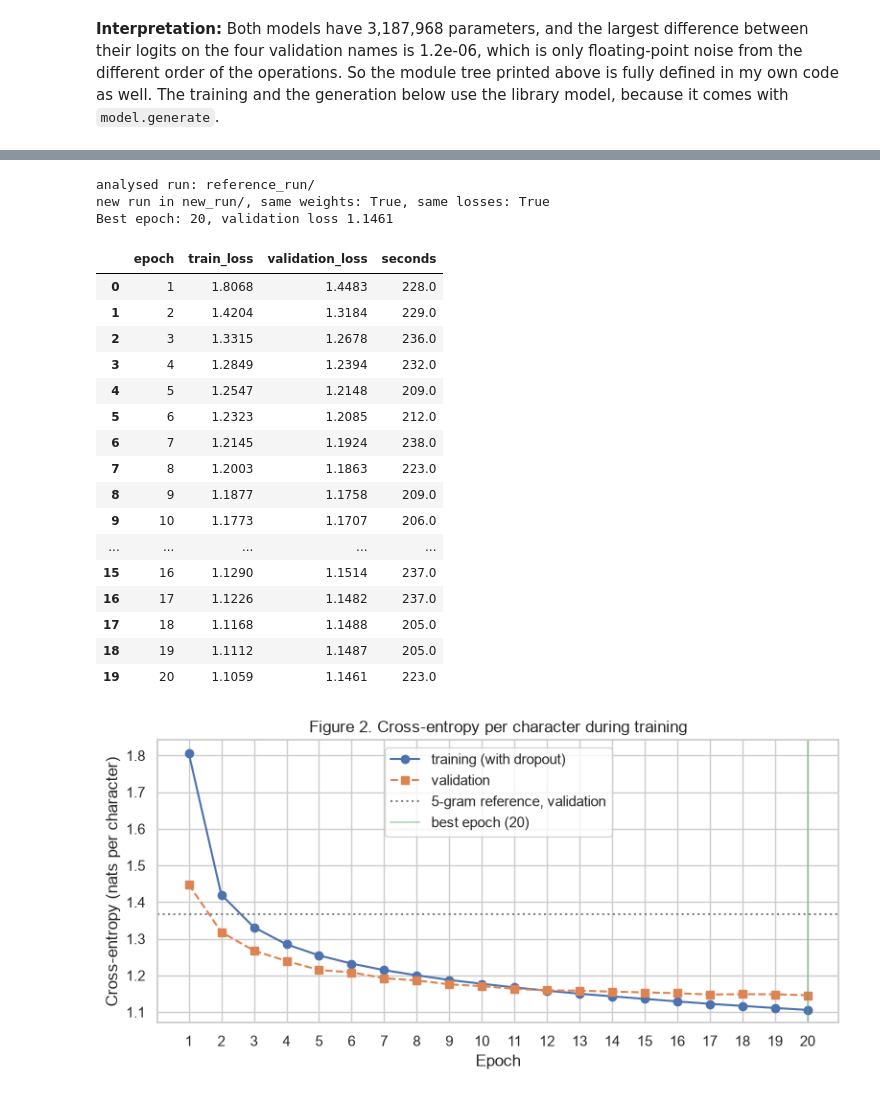
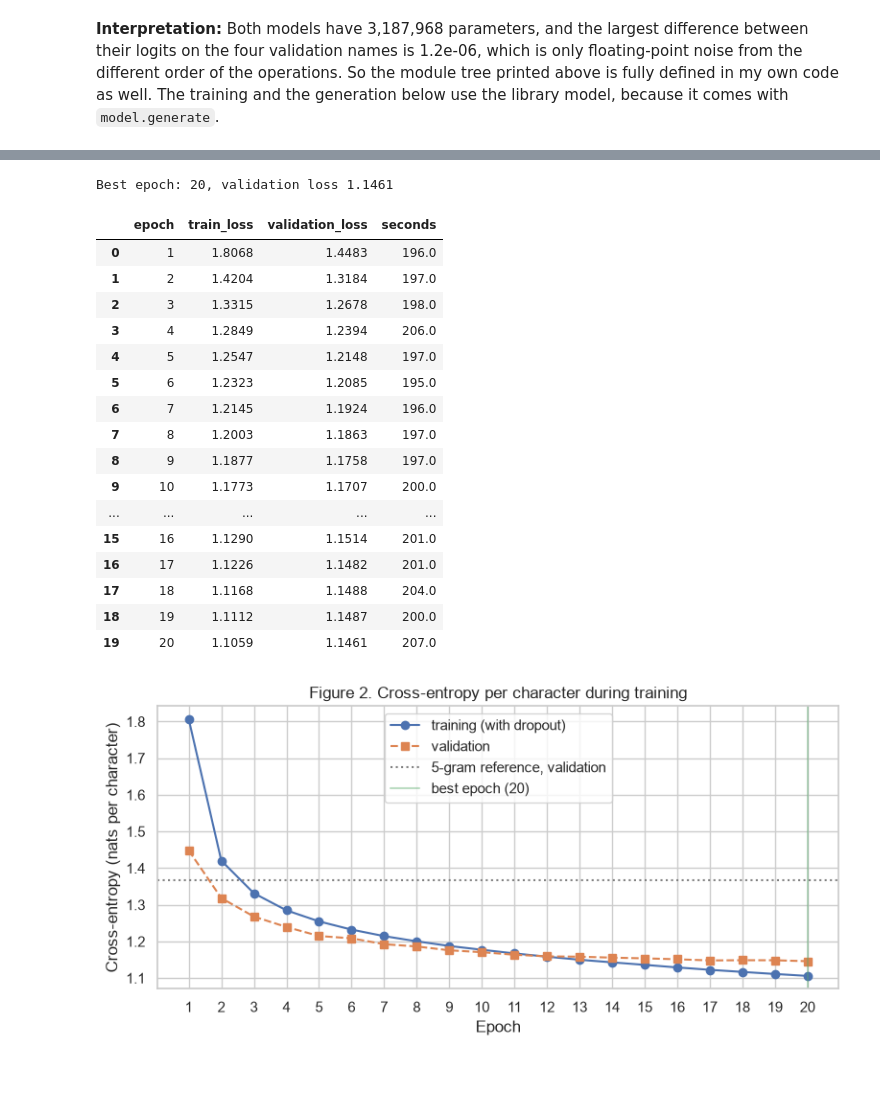
Before and after one commit to mauroreverberi/generative_ai_applications, a Jupyter notebook: generative_model.ipynb, the cells around one changed output, grey strips where cells are left out. Saved outputs shown, nothing was run; the diff lists cells and outputs as text; code cells hidden in the pictures.

```diff
--- a/generative_model.ipynb
+++ b/generative_model.ipynb
@@ -678,42 +525,28 @@ saved the weights and the loss history in new_run/
 # %%
-# the text describes the reference run, ANALYSE_REFERENCE_RUN = False analyses the new run instead
-run_dir = REFERENCE_DIR if ANALYSE_REFERENCE_RUN else NEW_RUN_DIR
-model.load_state_dict(torch.load(run_dir / "model_weights.pt", map_location=device))
-history = pd.read_csv(run_dir / "training_history.csv")
-best_loss = history["validation_loss"].min()
-best_epoch = int(history.loc[history["validation_loss"].idxmin(), "epoch"])
-print(f"analysed run: {run_dir}/")
-# a new run is compared with the analysed run, so it is visible whether the text still fits it
-if TRAIN_MODEL and train_dir != run_dir:
-    new_weights = torch.load(train_dir / "model_weights.pt", map_location=device)
-    same_weights = all(torch.equal(new_weights[name], weights)
-                       for name, weights in model.state_dict().items())
-    losses = ["train_loss", "validation_loss"]
-    same_losses = pd.read_csv(train_dir / "training_history.csv")[losses].equals(history[losses])
-    print(f"new run in {train_dir}/, same weights: {same_weights}, same losses: {same_losses}")
+# the analysis uses the weights of the epoch with the lowest validation loss
+model.load_state_dict(best_weights)
+history = pd.DataFrame(history)
 print(f"Best epoch: {best_epoch}, validation loss {best_loss:.4f}")
 history.round({"train_loss": 4, "validation_loss": 4, "seconds": 0})
 # %% [output]
-analysed run: reference_run/
-new run in new_run/, same weights: True, same losses: True
 Best epoch: 20, validation loss 1.1461
 |  | epoch | train_loss | validation_loss | seconds |
-| 0 | 1 | 1.8068 | 1.4483 | 228.0 |
-| 1 | 2 | 1.4204 | 1.3184 | 229.0 |
-| 2 | 3 | 1.3315 | 1.2678 | 236.0 |
-| 3 | 4 | 1.2849 | 1.2394 | 232.0 |
-| 4 | 5 | 1.2547 | 1.2148 | 209.0 |
-| 5 | 6 | 1.2323 | 1.2085 | 212.0 |
-| 6 | 7 | 1.2145 | 1.1924 | 238.0 |
-| 7 | 8 | 1.2003 | 1.1863 | 223.0 |
-| 8 | 9 | 1.1877 | 1.1758 | 209.0 |
-| 9 | 10 | 1.1773 | 1.1707 | 206.0 |
+| 0 | 1 | 1.8068 | 1.4483 | 196.0 |
+| 1 | 2 | 1.4204 | 1.3184 | 197.0 |
+| 2 | 3 | 1.3315 | 1.2678 | 198.0 |
+| 3 | 4 | 1.2849 | 1.2394 | 206.0 |
+| 4 | 5 | 1.2547 | 1.2148 | 197.0 |
+| 5 | 6 | 1.2323 | 1.2085 | 195.0 |
+| 6 | 7 | 1.2145 | 1.1924 | 196.0 |
+| 7 | 8 | 1.2003 | 1.1863 | 197.0 |
+| 8 | 9 | 1.1877 | 1.1758 | 197.0 |
+| 9 | 10 | 1.1773 | 1.1707 | 200.0 |
 | ... | ... | ... | ... | ... |
-| 15 | 16 | 1.1290 | 1.1514 | 237.0 |
-| 16 | 17 | 1.1226 | 1.1482 | 237.0 |
-| 17 | 18 | 1.1168 | 1.1488 | 205.0 |
-| 18 | 19 | 1.1112 | 1.1487 | 205.0 |
-| 19 | 20 | 1.1059 | 1.1461 | 223.0 |
+| 15 | 16 | 1.1290 | 1.1514 | 201.0 |
+| 16 | 17 | 1.1226 | 1.1482 | 201.0 |
+| 17 | 18 | 1.1168 | 1.1488 | 204.0 |
+| 18 | 19 | 1.1112 | 1.1487 | 200.0 |
+| 19 | 20 | 1.1059 | 1.1461 | 207.0 |
 # %%
 fig, ax = plt.subplots(figsize=(8, 4))
 ax.plot(history["epoch"], history["train_loss"], marker="o", label="training (with dropout)")
```
Also changed, not shown: parts of 21 cells of this notebook, 7 other files.
